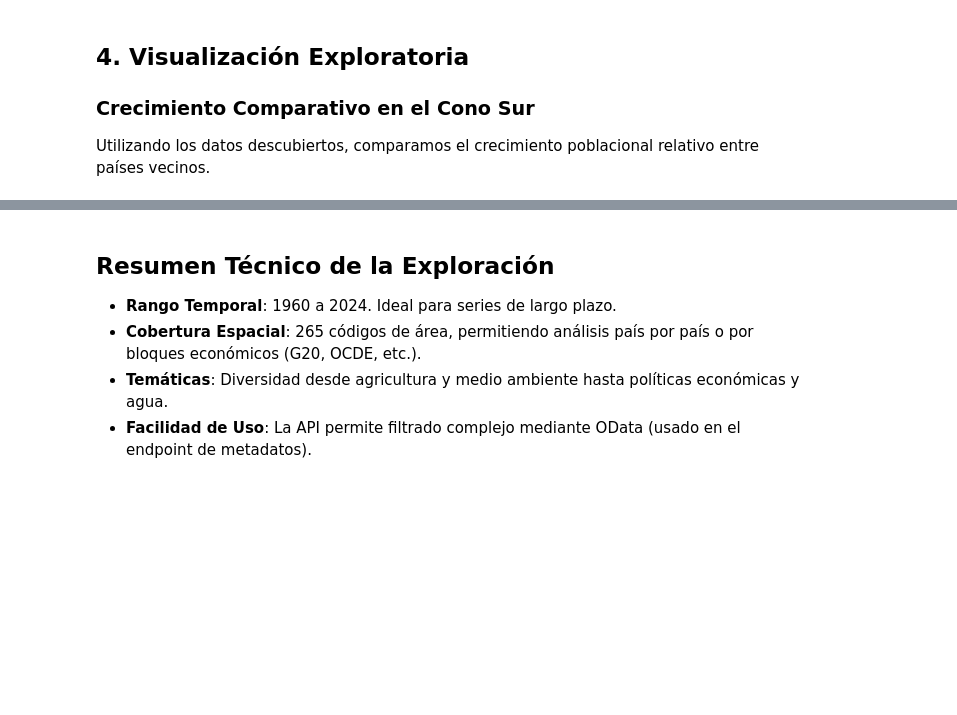
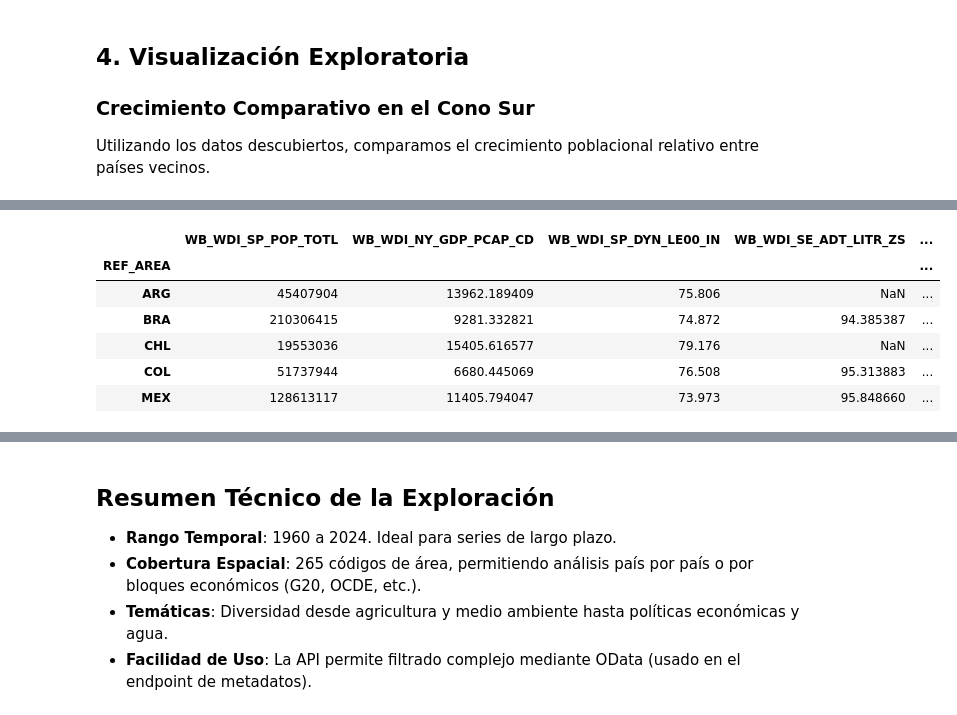
Before and after one commit to juanmg1984/infovis, a Jupyter notebook: data360_exploration.ipynb, the cells around one changed output, grey strips where cells are left out. Cells and saved outputs as stored; diff of their text form; code cells hidden in the pictures; blank space fills up the shorter version.

```diff
--- a/data360_exploration.ipynb
+++ b/data360_exploration.ipynb
@@ -94,0 +138,79 @@ plt.show()
+# %%
+# Definir una lista de indicadores relevantes para PCA
+# Usamos algunos de los que ya hemos visto y añadimos otros para mayor diversidad
+indicators_for_pca = {
+    "WB_WDI_SP_POP_TOTL": "Poblacion Total", # Population, total
+    "WB_WDI_NY_GDP_PCAP_CD": "PIB per Capita (USD)", # GDP per capita (current US$)
+    "WB_WDI_SP_DYN_LE00_IN": "Esperanza de Vida al Nacer", # Life expectancy at birth, total (years)
+    "WB_WDI_SE_ADT_LITR_ZS": "Tasa de Alfabetizacion", # Literacy rate, adult total (% of people ages 15 and above)
+    "WB_WDI_EN_ATM_CO2E_PC": "Emisiones CO2 per Capita", # CO2 emissions (metric tons per capita)
+    "WB_WDI_SH_MED_BEDS_ZS": "Camas Hospitalarias (per 1k personas)", # Hospital beds (per 1,000 people)
+    "WB_WDI_IT_NET_USER_ZS": "Usuarios de Internet (% poblacion)" # Internet users (% of population)
+}
+
+# Seleccionar un conjunto de países para el análisis (ej. todos los de América Latina y el Caribe, y algunos de otras regiones)
+# Usaremos los códigos ISO3 disponibles en la API
+countries_for_pca = [
+    'ARG', 'BRA', 'CHL', 'COL', 'MEX', 'PER', 'URY', 'VEN', # LatAm
+    'CAN', 'USA', # North America
+    'DEU', 'FRA', 'GBR', 'ITA', 'ESP', # Europe
+    'CHN', 'IND', 'JPN', 'AUS', # Asia/Oceania
+    'ZAF', 'NGA' # Africa
+]
+
+# Funcion para obtener datos de un solo indicador para multiples areas y un año específico
+def get_indicator_data_for_year(indicator_id, areas, year=None):
+    url = f"{BASE_URL}/data"
+    params = {"DATABASE_ID": "WB_WDI", "INDICATOR": indicator_id, "REF_AREA": ",".join(areas)}
+    if year: # Intentar obtener el dato del año especificado, o el más cercano si no hay
+        params['TIME_PERIOD'] = str(year)
+        # params['isLatestData'] = True # Esto tomaría el último disponible si no hay para el año exacto
+    else:
+        params['isLatestData'] = True # Si no se especifica año, tomar el más reciente disponible
+
+    resp = requests.get(url, params=params).json()
+    df = pd.DataFrame(resp.get('value', []))
+
+    # Asegurarse de que REF_AREA y OBS_VALUE estén presentes y limpios
+    if df.empty:
+        return pd.DataFrame()
+
+    df['OBS_VALUE'] = pd.to_numeric(df['OBS_VALUE'], errors='coerce')
+    df = df.dropna(subset=['OBS_VALUE'])
+
+    # Si hay múltiples entradas por país (ej. diferentes años si no se usó isLatestData o un año específico)
+    # nos quedamos con el valor más reciente o el que más se ajuste al año solicitado
+    if 'TIME_PERIOD' in df.columns and not year: # Si no se pidió un año específico y se usó isLatestData
+        df['TIME_PERIOD'] = pd.to_numeric(df['TIME_PERIOD'], errors='coerce')
+        df = df.sort_values(by='TIME_PERIOD', ascending=False).drop_duplicates(subset=['REF_AREA'])
+    elif 'TIME_PERIOD' in df.columns and year: # Si se pidió un año específico
+        df['TIME_PERIOD'] = pd.to_numeric(df['TIME_PERIOD'], errors='coerce')
+        # Intentar obtener el dato del año exacto, si no, el más cercano posterior, luego el más cercano anterior
+        df['time_diff'] = abs(df['TIME_PERIOD'] - year)
+        df = df.sort_values(by='time_diff').drop_duplicates(subset=['REF_AREA'])
+
+    return df[['REF_AREA', 'OBS_VALUE']].rename(columns={'OBS_VALUE': indicator_id})
+
+# Recopilar los datos para PCA
+df_pca_input = pd.DataFrame({'REF_AREA': countries_for_pca})
+
+for indicator_code, indicator_name in indicators_for_pca.items():
+    print(f"Obteniendo datos para: {indicator_name} ({indicator_code})...")
+    temp_df = get_indicator_data_for_year(indicator_code, countries_for_pca, year=2022) # Intentar obtener datos de 2022
+    if not temp_df.empty:
+        df_pca_input = pd.merge(df_pca_input, temp_df, on='REF_AREA', how='left')
+    else:
+        print(f"  No se encontraron datos para {indicator_name} en 2022. Intentando con datos más recientes...")
+        temp_df = get_indicator_data_for_year(indicator_code, countries_for_pca) # Obtener el más reciente si 2022 no funciona
+        if not temp_df.empty:
+             df_pca_input = pd.merge(df_pca_input, temp_df, on='REF_AREA', how='left')
+        else:
+            print(f"  No se encontraron datos recientes para {indicator_name}.")
+
+# Establecer REF_AREA como índice para facilitar el PCA
+df_pca_input = df_pca_input.set_index('REF_AREA')
+
+# Mostrar las primeras filas del DataFrame listo para PCA
+print("\nDataFrame preparado para PCA:")
+display(df_pca_input.head())
+# %% [output]
@@ -94,0 +229,7 @@ plt.show()
+|  | WB_WDI_SP_POP_TOTL | WB_WDI_NY_GDP_PCAP_CD | WB_WDI_SP_DYN_LE00_IN | WB_WDI_SE_ADT_LITR_ZS | ... |
+| REF_AREA |  |  |  |  | ... |
+| ARG | 45407904 | 13962.189409 | 75.806 | NaN | ... |
+| BRA | 210306415 | 9281.332821 | 74.872 | 94.385387 | ... |
+| CHL | 19553036 | 15405.616577 | 79.176 | NaN | ... |
+| COL | 51737944 | 6680.445069 | 76.508 | 95.313883 | ... |
+| MEX | 128613117 | 11405.794047 | 73.973 | 95.848660 | ... |
```
Also changed, not shown: parts of 10 cells of this notebook.
